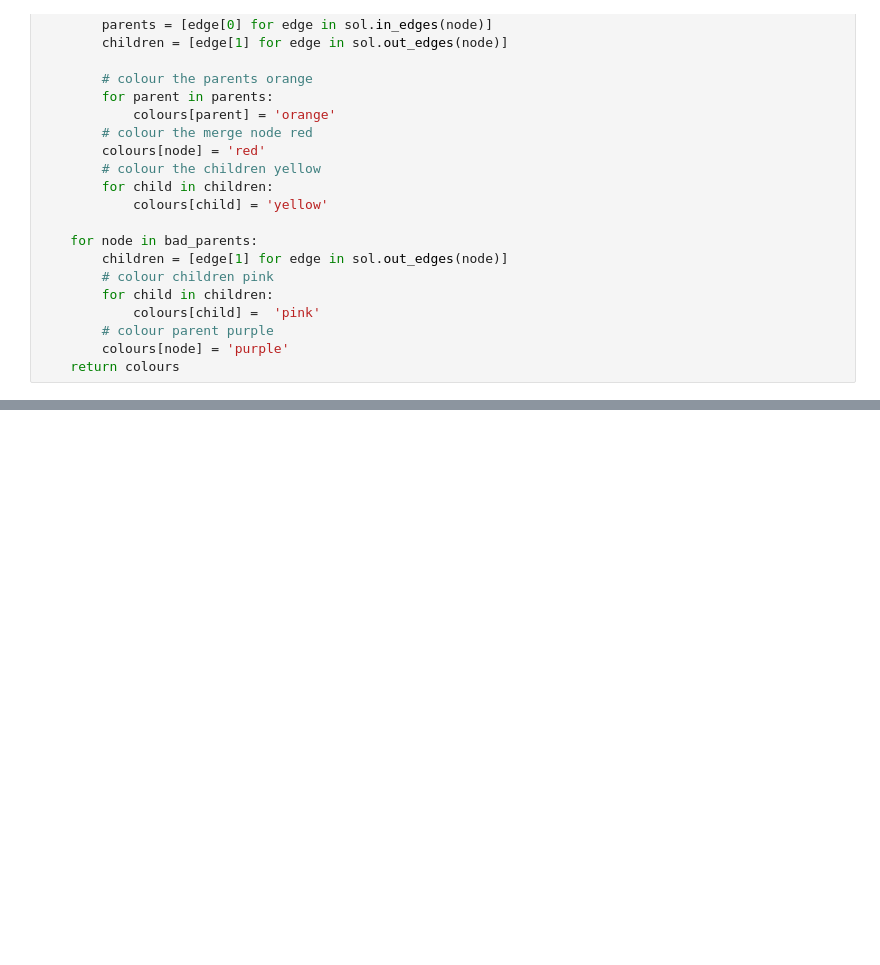
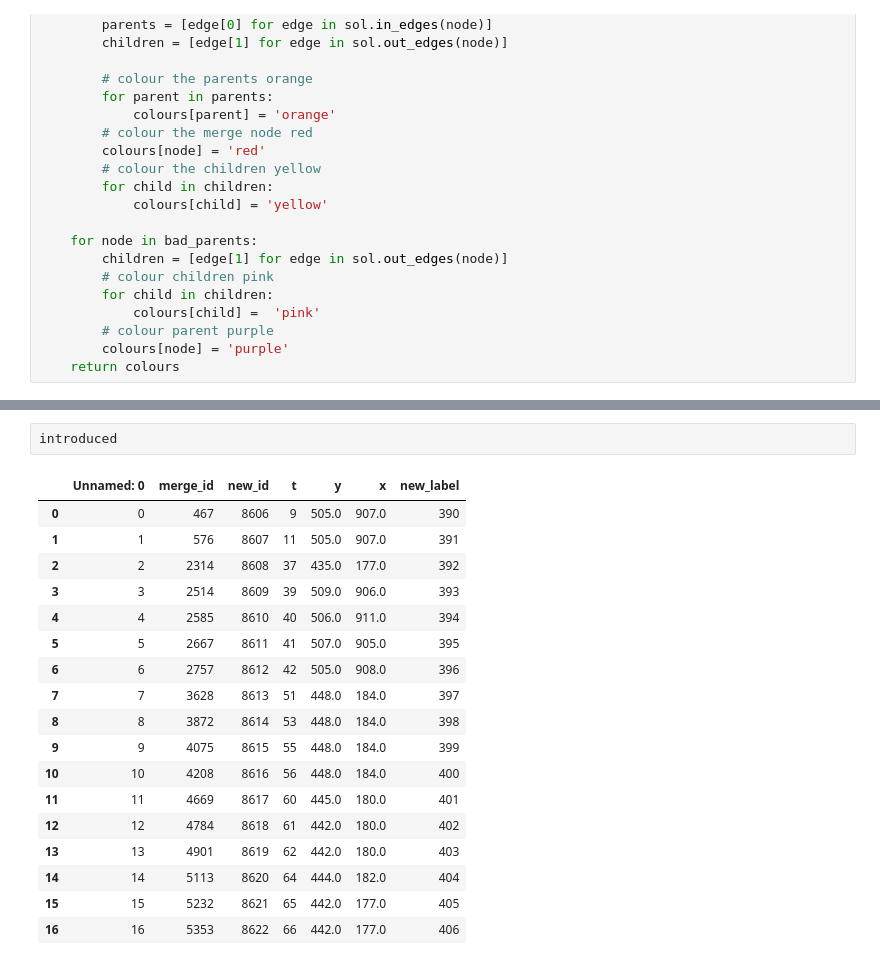
Before and after one commit to DragaDoncila/phd-misc-scripts, a Jupyter notebook: some_notebook.ipynb, the cells around one changed output, grey strips where cells are left out. Cells and saved outputs as stored; diff of their text form; blank space fills up the shorter version.

```diff
--- a/some_notebook.ipynb
+++ b/some_notebook.ipynb
@@ -100,0 +152,21 @@ merge_edges.extend([edge for node in merges for edge in sol.out_edges(node)])
+# %%
+introduced
+# %% [output]
+|  | Unnamed: 0 | merge_id | new_id | t | y | x | new_label |
+| 0 | 0 | 467 | 8606 | 9 | 505.0 | 907.0 | 390 |
+| 1 | 1 | 576 | 8607 | 11 | 505.0 | 907.0 | 391 |
+| 2 | 2 | 2314 | 8608 | 37 | 435.0 | 177.0 | 392 |
+| 3 | 3 | 2514 | 8609 | 39 | 509.0 | 906.0 | 393 |
+| 4 | 4 | 2585 | 8610 | 40 | 506.0 | 911.0 | 394 |
+| 5 | 5 | 2667 | 8611 | 41 | 507.0 | 905.0 | 395 |
+| 6 | 6 | 2757 | 8612 | 42 | 505.0 | 908.0 | 396 |
+| 7 | 7 | 3628 | 8613 | 51 | 448.0 | 184.0 | 397 |
+| 8 | 8 | 3872 | 8614 | 53 | 448.0 | 184.0 | 398 |
+| 9 | 9 | 4075 | 8615 | 55 | 448.0 | 184.0 | 399 |
+| 10 | 10 | 4208 | 8616 | 56 | 448.0 | 184.0 | 400 |
+| 11 | 11 | 4669 | 8617 | 60 | 445.0 | 180.0 | 401 |
+| 12 | 12 | 4784 | 8618 | 61 | 442.0 | 180.0 | 402 |
+| 13 | 13 | 4901 | 8619 | 62 | 442.0 | 180.0 | 403 |
+| 14 | 14 | 5113 | 8620 | 64 | 444.0 | 182.0 | 404 |
+| 15 | 15 | 5232 | 8621 | 65 | 442.0 | 177.0 | 405 |
+| 16 | 16 | 5353 | 8622 | 66 | 442.0 | 177.0 | 406 |
```
Also changed, not shown: parts of 25 cells of this notebook, 40 other files.
